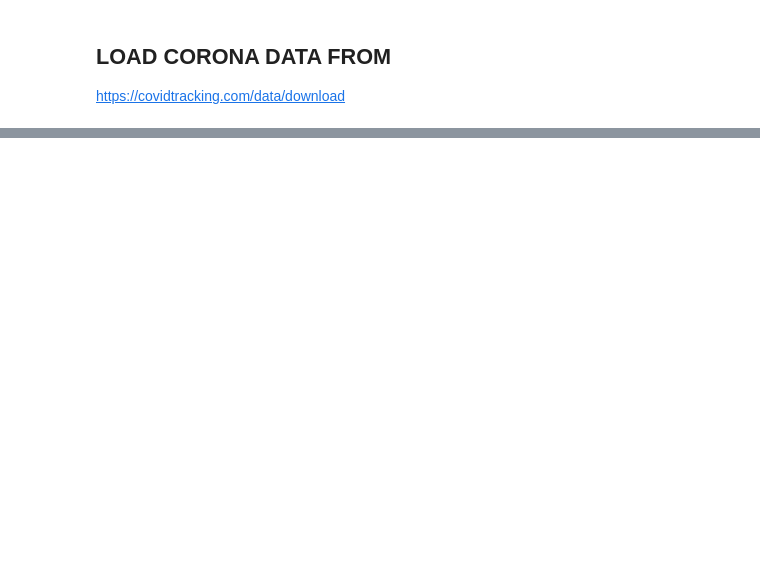
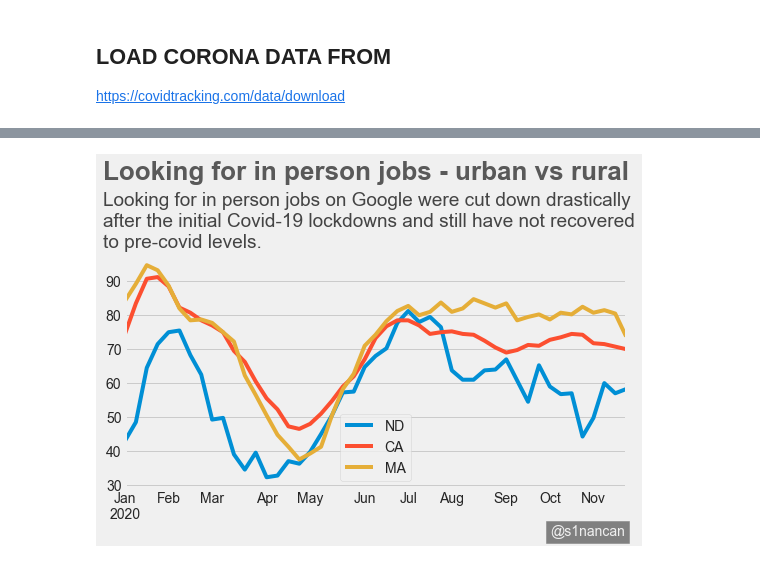
Before and after one commit to s1nancan/Job-Searches-vs-Covid-Cases-Analysis, a Jupyter notebook: Google Trends Analysis.ipynb, the cells around one changed output, grey strips where cells are left out. Drawn from its saved outputs; the diff is of its cells as text; code cells hidden in the pictures; blank space fills up the shorter version.

```diff
--- a/Google Trends Analysis.ipynb
+++ b/Google Trends Analysis.ipynb
@@ -206,0 +172,7 @@ plt.show()
+# %%
+subtitle = 'Looking for in person jobs on Google were cut down drastically\nafter the initial Covid-19 lockdowns \
+and still have not recovered\nto pre-covid levels.'
+get_stats_by_state(keyword='jobs near me', title='Looking for in person jobs - urban vs rural', subtitle=subtitle,
+                  y_title=120,brand_y_pos=15)
+# %% [output]
+[figure, added]
```
Also changed, not shown: parts of 14 cells of this notebook.
